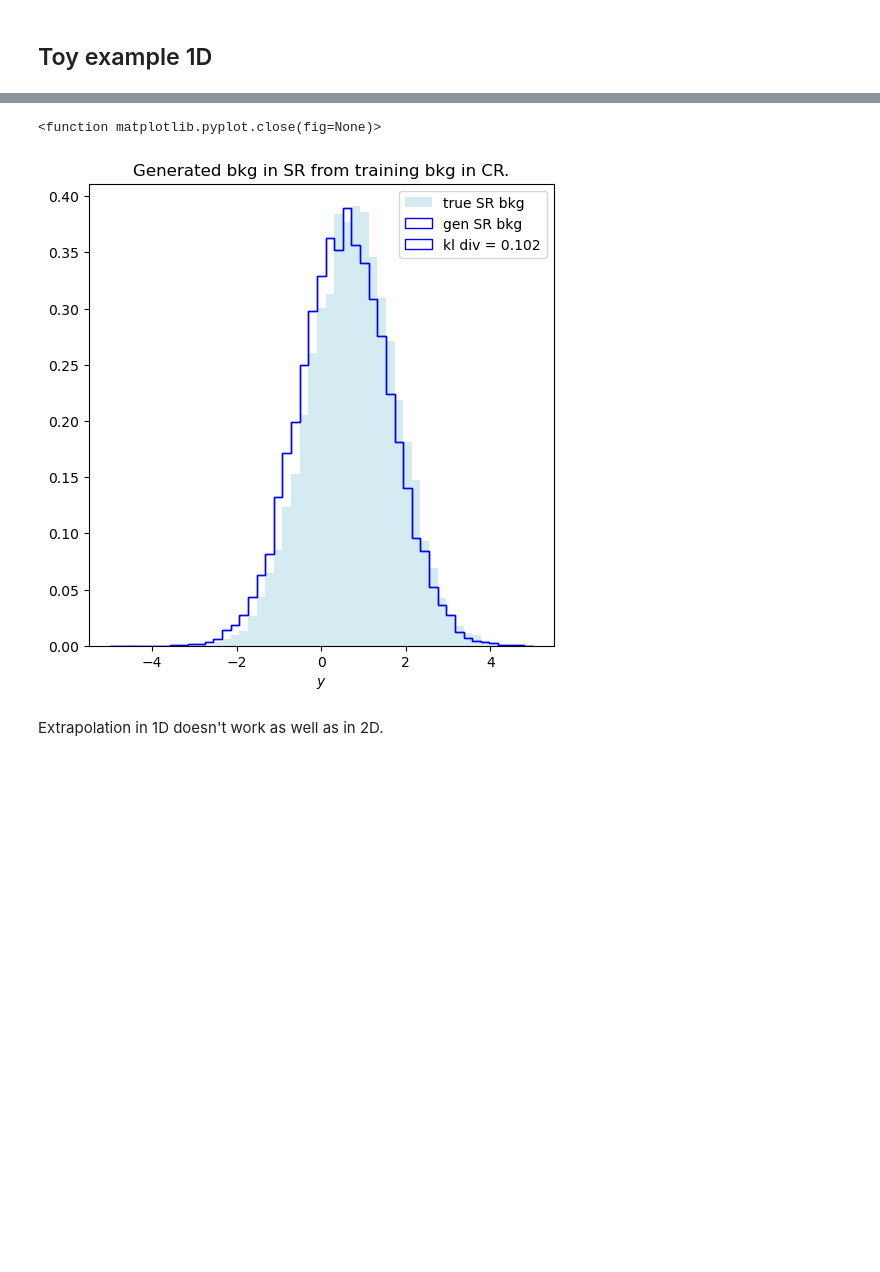
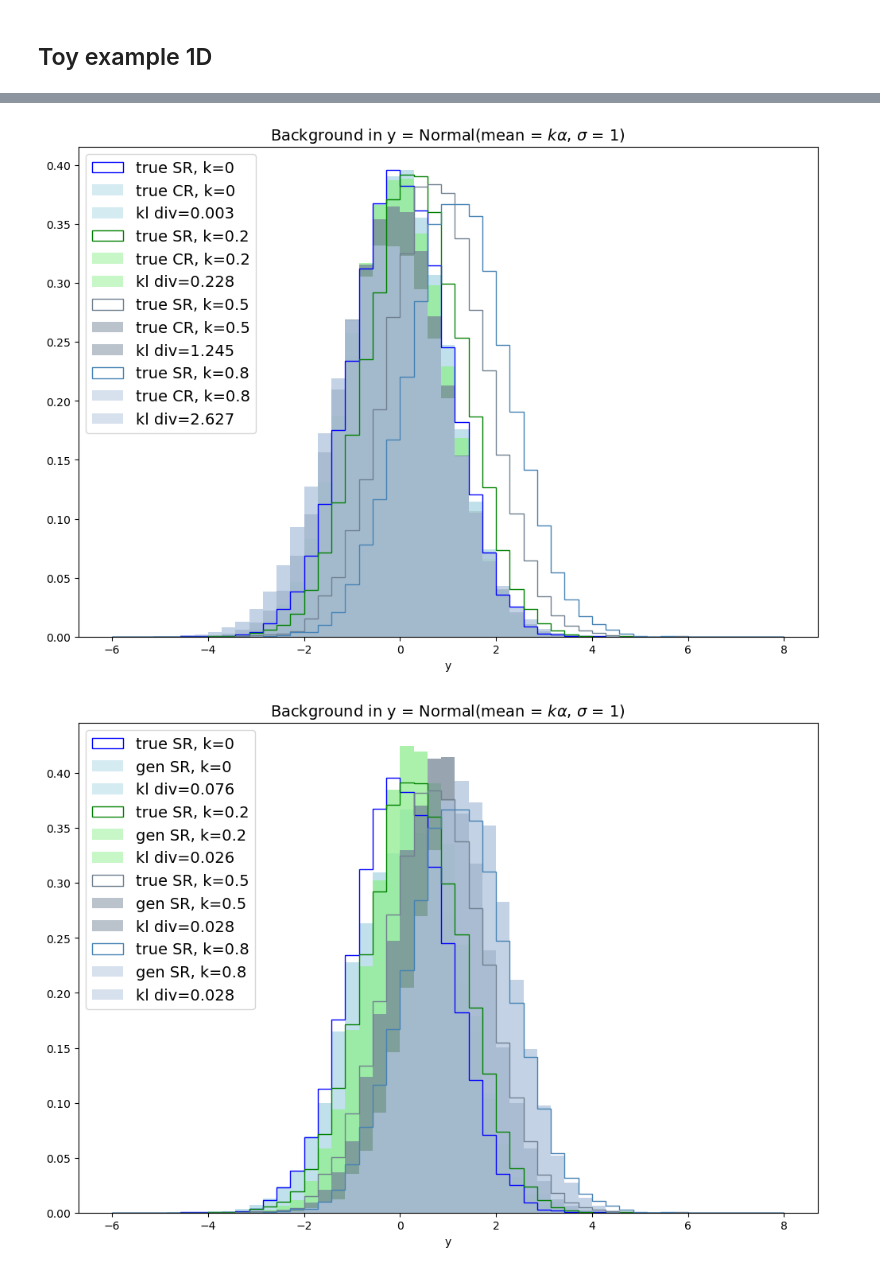
Before and after one commit to hep-lbdl/non-resonant-AD-extrapolation, a Jupyter notebook: Example.ipynb, the cells around one changed output, grey strips where cells are left out. Saved outputs shown, nothing was run; the diff lists cells and outputs as text; code cells hidden in the pictures; blank space fills up the shorter version.

```diff
--- a/Example.ipynb
+++ b/Example.ipynb
@@ -232,25 +214,32 @@ def Y_1D(k, x1):
 # %%
-Y1D = Y_1D(0.5, data1D)
-mask_train1D = data1D < 1
-mask_gen1D = data1D > 1
+mask_CR1D = data1D < 1
+mask_SR1D = data1D > 1
 
-MAF1D_cond = SimpleMAF(num_features = 1, num_cond_features=1)
-MAF1D_cond.train(data=Y1D[mask_train1D], cond=data1D[mask_train1D], n_epochs=50, plot=False)
+k_list = [0, 0.2, 0.5, 0.8]
+Y1D_list = []
+MAF1D_list = []
+for k in k_list:
+    Y1D_list.append(Y_1D(k, data1D))
+    MAF1D_list.append(SimpleMAF(num_features = 1, num_cond_features=1))
-# %%
-sample1D_cond = MAF1D_cond.sample(num_samples=1, cond=data1D[mask_gen1D].reshape(-1,1)).reshape((data1D[mask_gen1D].shape))
-plt.figure(figsize=(6,6))
-c0, cbins, _  = plt.hist(Y1D[mask_gen1D], bins=bins, density=True, histtype='stepfilled', alpha = 0.5, color = 'lightblue', label="true SR bkg")
-c1, cbins, _  = plt.hist(sample1D_cond, bins=bins, density=True, histtype='step', color = "blue", label="gen SR bkg")
-kl_div = get_kl_div(c0,c1)
-plt.hist(sample1D_cond, bins=bins, density=True, histtype='step', color = "blue", label=f"kl div = {kl_div:.3f}")
-plt.legend()
-plt.xlabel("$y$")
-plt.title(f"Generated bkg in SR from training bkg in CR.")
-plt.show
-plt.savefig('plots/gen_SR_bkg_in_y_cond1D.pdf')
-plt.close
-# %% [output]
-<function matplotlib.pyplot.close(fig=None)>
-[figure, removed]
-# %% [markdown]
-Extrapolation in 1D doesn't work as well as in 2D.
+# %%
+for i in range(len(k_list)):
+    MAF1D_list[i].train(data=Y1D_list[i][mask_CR1D], cond=data1D[mask_CR1D], n_epochs=50, plot=False)
+# %%
+samples1D_list = []
+for i in range(len(k_list)):
+    samples1D_list.append(MAF1D_list[i].sample(1, data1D[mask_SR1D].reshape(-1,1)).reshape((data1D[mask_SR1D].shape)))
+# %%
+Y1D_SR_list = []
+Y1D_CR_list = []
+Y1D_gen_list = []
+
+for i in range(len(k_list)):
+    Y1D_SR_list.append(Y1D_list[i][mask_SR1D])
+    Y1D_CR_list.append(Y1D_list[i][mask_CR1D])
+    Y1D_gen_list.append(samples1D_list[i])
+
+plot_kl_div(Y1D_SR_list, Y1D_CR_list, "true SR", "true CR", k_list)
+plot_kl_div(Y1D_SR_list, Y1D_gen_list, "true SR", "gen SR", k_list)
+# %% [output]
+[figure, added]
+[figure, added]
```
Also changed, not shown: parts of 29 cells of this notebook, 16 other files.
